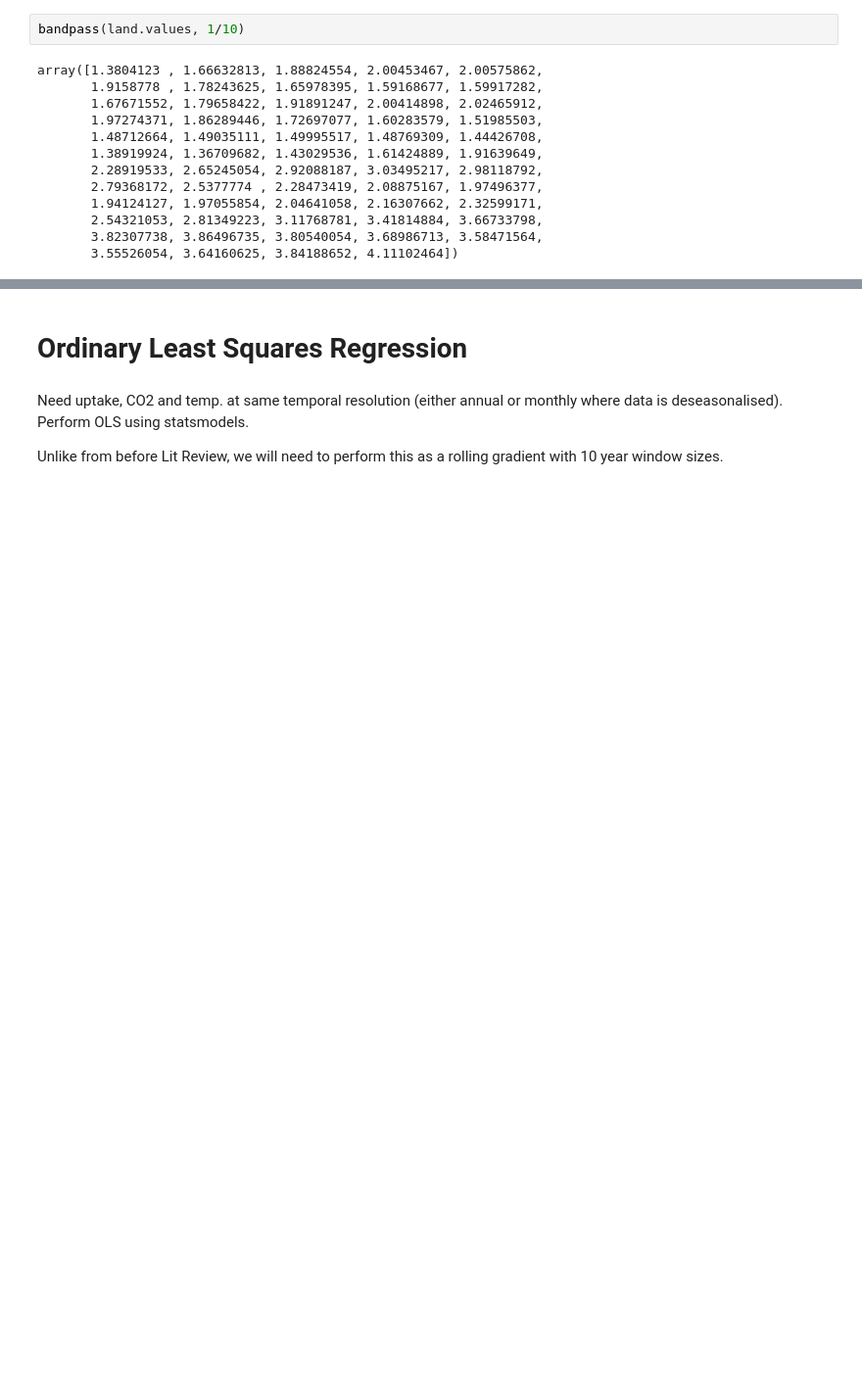
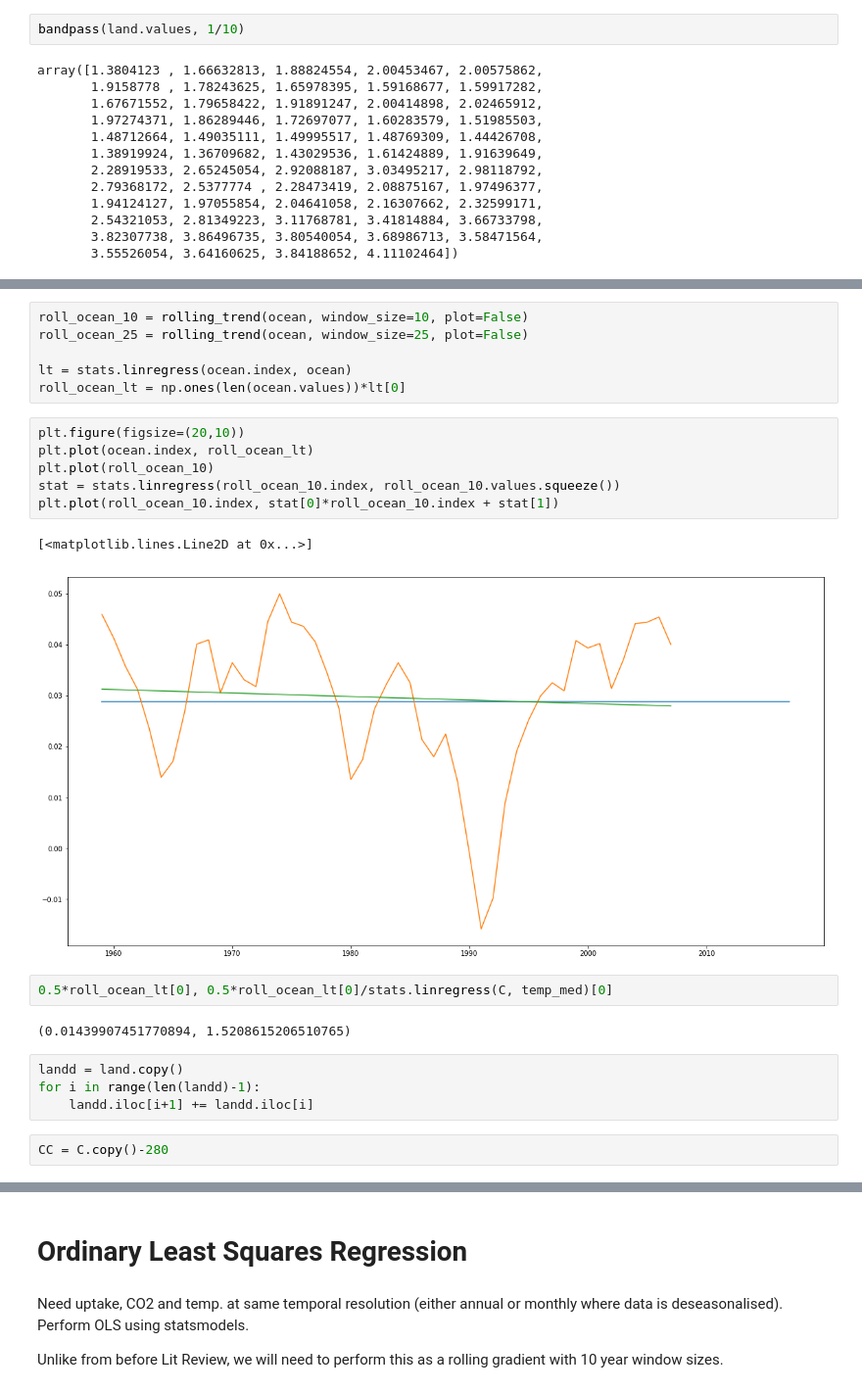
Before and after one commit to rursino/carbon-cycle-feedbacks, a Jupyter notebook: Peylin_flux/Notebooks/friedlingstein_eqns.ipynb, the cells around one changed output, grey strips where cells are left out. Shown at 98% size. Drawn from its saved outputs; the diff is of its cells as text; blank space fills up the shorter version.

```diff
--- a/Peylin_flux/Notebooks/friedlingstein_eqns.ipynb
+++ b/Peylin_flux/Notebooks/friedlingstein_eqns.ipynb
@@ -222,0 +223,25 @@ rolling_trend(pd.DataFrame({"vals": bandpass(ocean, 1/25)}, index=land.index),
+# %%
+roll_ocean_10 = rolling_trend(ocean, window_size=10, plot=False)
+roll_ocean_25 = rolling_trend(ocean, window_size=25, plot=False)
+
+lt = stats.linregress(ocean.index, ocean)
+roll_ocean_lt = np.ones(len(ocean.values))*lt[0]
+# %%
+plt.figure(figsize=(20,10))
+plt.plot(ocean.index, roll_ocean_lt)
+plt.plot(roll_ocean_10)
+stat = stats.linregress(roll_ocean_10.index, roll_ocean_10.values.squeeze())
+plt.plot(roll_ocean_10.index, stat[0]*roll_ocean_10.index + stat[1])
+# %% [output]
+[<matplotlib.lines.Line2D at 0x...>]
+[figure, added]
+# %%
+0.5*roll_ocean_lt[0], 0.5*roll_ocean_lt[0]/stats.linregress(C, temp_med)[0]
+# %% [output]
+(0.01439907451770894, 1.5208615206510765)
+# %%
+landd = land.copy()
+for i in range(len(landd)-1):
+    landd.iloc[i+1] += landd.iloc[i]
+# %%
+CC = C.copy()-280
```
Also changed, not shown: parts of 28 cells of this notebook.
